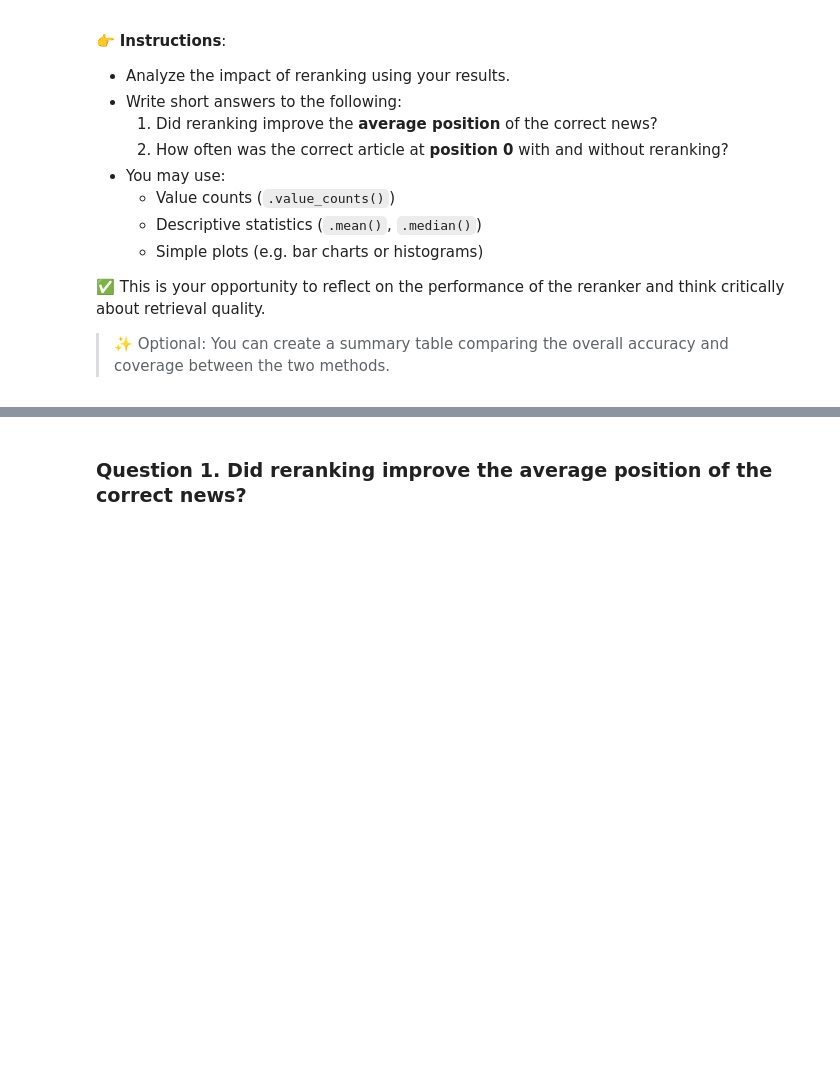
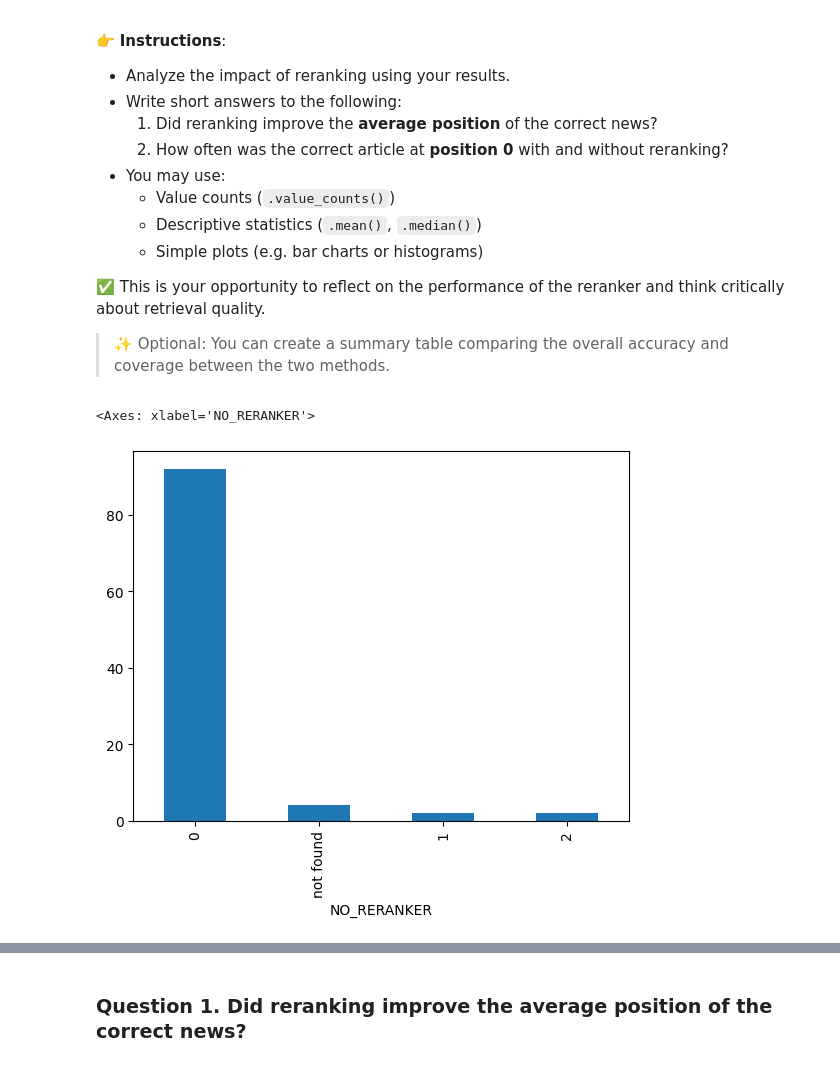
Before and after one commit to ludanortmun/itesm-mna-fintech, a Jupyter notebook: notebooks/rag_reranking_ortegaA01795197.ipynb, the cells around one changed output, grey strips where cells are left out. Drawn from its saved outputs; the diff is of its cells as text; code cells hidden in the pictures; blank space fills up the shorter version.

```diff
--- a/notebooks/rag_reranking_ortegaA01795197.ipynb
+++ b/notebooks/rag_reranking_ortegaA01795197.ipynb
@@ -83,7 +82,7 @@ We will work with a dataset of financial news headlines and summaries. You will:
  - Convert the publication date column to datetime
  - Drop duplicate summaries
 # %%
-df_news = pd.read_csv('df_news.csv')
+df_news = pd.read_csv('./data/df_news.csv')
 df_news['PUBLICATION_DATE'] = pd.to_datetime(df_news['PUBLICATION_DATE']).dt.date
 display(df_news)
 print(df_news.shape)
@@ -202,6 +231,6 @@ You’ll use OpenAI’s GPT model to generate natural questions corresponding to
 # %%
 from openai import OpenAI
-client = OpenAI(api_key = "YOUR KEY HERE")
+client = OpenAI(api_key = openai_key)
 
 response = client.responses.create(
     model="gpt-4o-mini",
@@ -254,5 +304,16 @@ You will now compare a basic RAG pipeline using FAISS with an enhanced version t
 
 > 💡 Tip: You can store the retrieved results in a dictionary or list to avoid recomputation.
 # %%
-# CODE HERE
-# Use as many coding cells as you need
+no_reranker = []
+
+for question, article in zip(df_news_questions['QUESTION'], df_news_questions['SUMMARY']):
+    results = faiss_store.search(question, k=5)
+    rank = 'not found'
+    for i, result in enumerate((doc for doc, _, _ in results)):
+        if result == article:
+            rank = i
+            break
+    no_reranker.append(rank)
+
+df_news_questions['NO_RERANKER'] = no_reranker
+display(df_news_questions)
@@ -285,3 +365,23 @@ print(scores)
 # %%
-# CODE HERE
-# Use as many coding cells as you need
+with_reranker = []
+
+for question, article in zip(df_news_questions['QUESTION'], df_news_questions['SUMMARY']):
+    results = faiss_store.search(question, k=100)
+    pairs = [(question, doc) for doc, _, _ in results]
+    scores = model.predict(pairs)
+
+    pairs_with_scores = zip(pairs, scores)
+
+    top_5_docs = sorted(pairs_with_scores, key=lambda x: x[1], reverse=True)[:5]
+    top_5_docs = [doc for _, doc in (qd for qd, score in top_5_docs)]
+
+    rank = 'not found'
+    for i, result in enumerate(top_5_docs):
+        if result == article:
+            rank = i
+            break
+
+    with_reranker.append(rank)
+
+df_news_questions['WITH_RERANKER'] = with_reranker
+display(df_news_questions)
@@ -301,3 +415,8 @@ print(scores)
 ✅ This is your opportunity to reflect on the performance of the reranker and think critically about retrieval quality.
 
 > ✨ Optional: You can create a summary table comparing the overall accuracy and coverage between the two methods.
+# %%
+df_news_questions['NO_RERANKER'].value_counts().plot(kind='bar')
+# %% [output]
+<Axes: xlabel='NO_RERANKER'>
+[figure, added]
```
Also changed, not shown: parts of 22 cells of this notebook.
